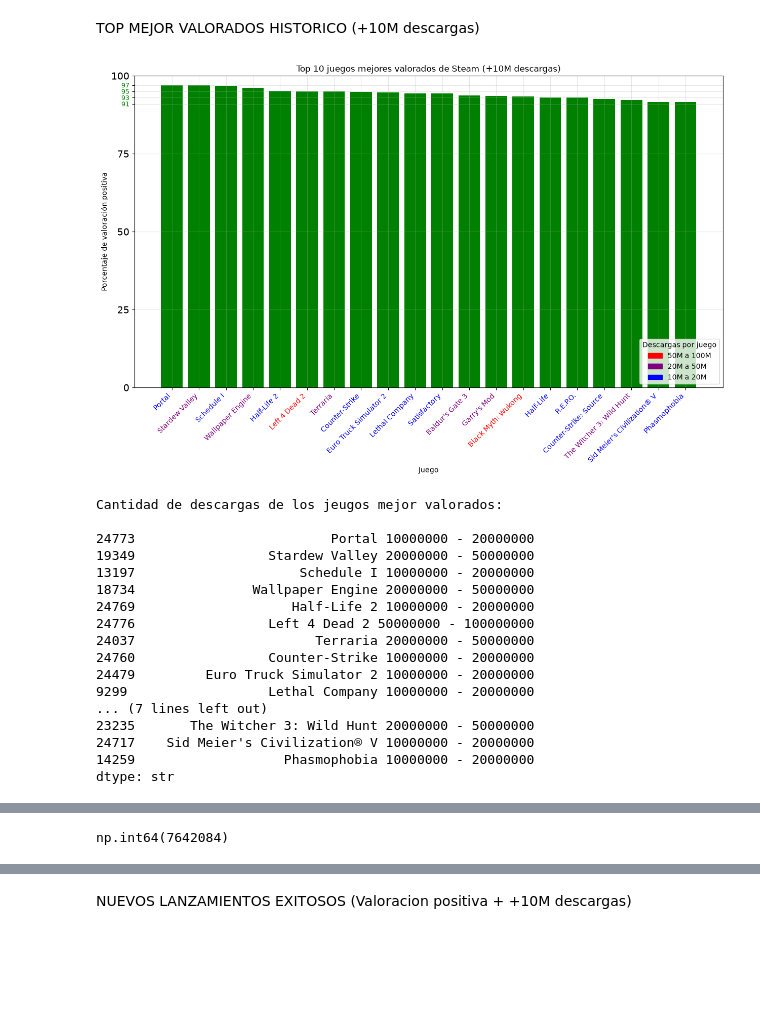
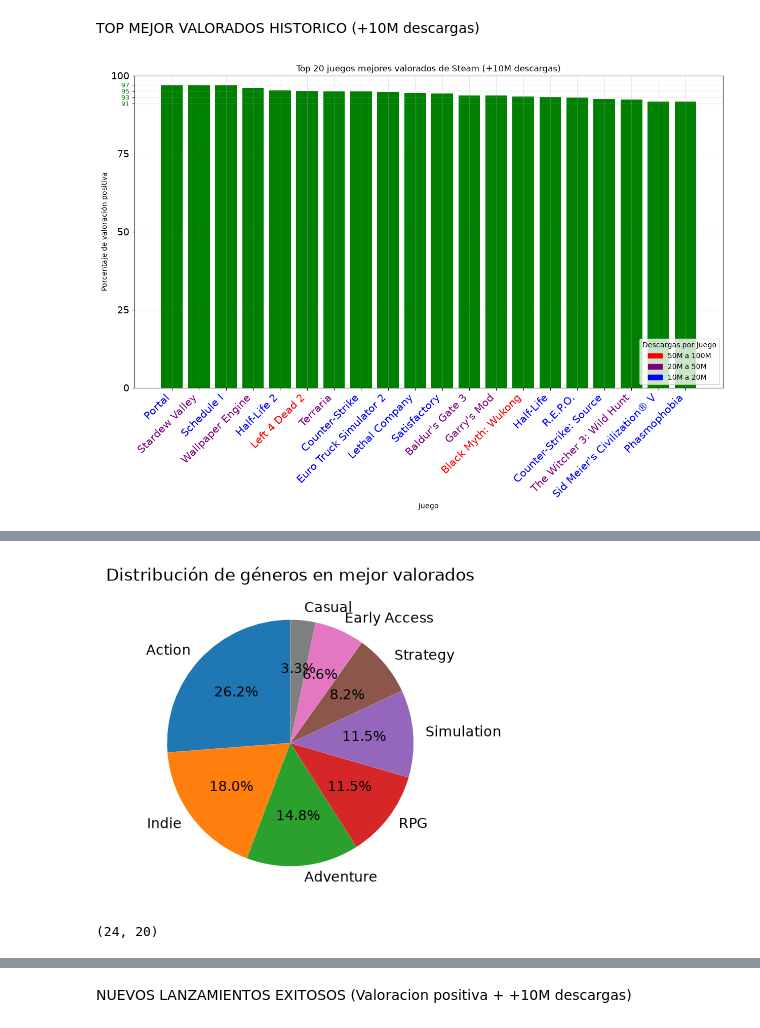
Before and after one commit to estebanler00/proyecto-final-data-analysis, a Jupyter notebook: notebooks/analisis-esteban.ipynb, the cells around one changed output, grey strips where cells are left out. Saved outputs shown, nothing was run; the diff lists cells and outputs as text; code cells hidden in the pictures; blank space fills up the shorter version.

Commit message:
More visualization and optic adjustment in key data extracted

```diff
--- a/notebooks/analisis-esteban.ipynb
+++ b/notebooks/analisis-esteban.ipynb
@@ -78,10 +78,14 @@ Name: tags, dtype: str
 #En una primer instancia, intentamos pasar los registros que parecian ser dict a list, pero la funcion no se aplicaba correctamente porque aún teniendo forma de dict, en realidad solo eran str. Eliminaremos los numeros y los :, los {} y [] del string para poder procesar cada valor y su distribución de forma separada, agrupandolos en listas.
 
 df_copy["tags"] = df_copy["tags"].str.replace(r"[0-9:\{\}\[\]\"]", "", regex=True).str.replace("description", "")
-df_copy["tags"] = df_copy["tags"].str.split(",").apply(lambda lista: [x.strip().strip('"').strip("'") for x in lista])
+df_copy["tags"] = df_copy["tags"].astype(str).str.split(",").apply(lambda lista: [x.strip().strip('"') for x in lista if x])
 
 df_copy["categories"] = df_copy["categories"].str.replace(r"[0-9:\{\}\[\]\"]", "", regex=True).str.replace("description", "")
-df_copy["categories"] = df_copy["categories"].str.split(",").apply(lambda lista: [x.strip().strip('"').strip("'") for x in lista])
+df_copy["categories"] = df_copy["categories"].astype(str).str.split(",").apply(lambda lista: [x.strip().strip('"') for x in lista if x])
 
 df_copy["genres"] = df_copy["genres"].str.replace(r"[0-9:\{\}\[\]\"]", "", regex=True).str.replace("description", "")
-df_copy["genres"] = df_copy["genres"].str.split(",").apply(lambda lista: [x.strip().strip('"').strip("'") for x in lista])
+df_copy["genres"] = df_copy["genres"].astype(str).str.split(",").apply(lambda lista: [x.strip().strip('"') for x in lista if x])
+
+df_copy["genres"] = df_copy["genres"].apply(lambda lista: [x for x in lista if x.lower() != "id"] if isinstance(lista, list) else [])
+df_copy["categories"] = df_copy["categories"].apply(lambda lista: [x for x in lista if x.lower() != "id"] if isinstance(lista, list) else [])
+df_copy["tags"] = df_copy["tags"].apply(lambda lista: [x for x in lista if x.lower() != "id"] if isinstance(lista, list) else [])
@@ -96,6 +117,8 @@ top_best_seller2 = df_copy[df_copy.estimated_owners == "50000000 - 100000000"]
 # %%
 #Filtrado de los juegos más vendidos en relación al balance de puntuaciones de usuarios + valoraciones en nuevos lanzamientos.
 
-loved_best_sellers = best_sellers[best_sellers.good_rating >= 90].sort_values(by="good_rating", ascending=False).head(10)
+loved_best_sellers = best_sellers[best_sellers.good_rating >= 90].sort_values(by="good_rating", ascending=False)
 
 new_loved_best_sellers = loved_best_sellers[loved_best_sellers.release_date > "2021-01-01"]
+
+new_loved_best_sellers
@@ -210,7 +255,7 @@ loved_best_sellers_grph = loved_best_sellers.sort_values(by="good_rating", ascen
 
 fig, ax = plt.subplots(figsize = (15,8))
 ax.bar(loved_best_sellers_grph.name, loved_best_sellers_grph.good_rating, color="green")
-ax.set_title("Top 10 juegos mejores valorados de Steam (+10M descargas)")
+ax.set_title("Top 20 juegos mejores valorados de Steam (+10M descargas)")
 ax.set_xlabel("Juego")
 ax.set_ylabel("Porcentaje de valoración positiva")
 ax.set_ylim(0, 100)
@@ -227,6 +272,7 @@ for label in ax.get_yticklabels():
         label.set_fontsize(14)
 
 for label in ax.get_xticklabels():
+    label.set_fontsize(15)
     texto = label.get_text()
     descargas = df_copy.loc[df_copy["name"] == texto, "estimated_owners"].values[0]
 
@@ -248,9 +294,6 @@ violeta = mpatches.Patch(color="purple", label="20M a 50M")
 ax.legend(handles=[rojo, violeta,azul], title = "Descargas por juego", loc="lower right")
 
 plt.show()
-
-print(f"Cantidad de descargas de los jeugos mejor valorados: \n \n{loved_best_sellers_grph.name +" "+ loved_best_sellers_grph.estimated_owners}")
-
 
 #Segun cantidad neta de valoración positiva.
 
@@ -263,53 +306,47 @@ ax.set_ylabel("Cantidad de reseñas positivas (en Millones)")
 ax.set_ylim(0, 1500000)
 ax.grid(alpha=0.3)
 
 
 plt.xticks(rotation=45, ha="right")
 plt.yticks(rotation=45, ha="right", fontsize=8)
 
 for label in ax.get_xticklabels():
     texto = label.get_text()
     descargas = df_copy.loc[df_copy["name"] == texto, "estimated_owners"].values[0]
 
     if descargas == "50000000 - 100000000":
         label.set_color("red")
     elif descargas == "100000000 - 200000000":
         label.set_color("orange")
     elif descargas == "20000000 - 50000000":
         label.set_color("purple")
     elif descargas == "10000000 - 20000000":
         label.set_color("blue")
     else:
         label.set_color("black")
 
 rojo = mpatches.Patch(color="red", label="50M a 100M")
 azul = mpatches.Patch(color="blue", label="10M a 20M")
 violeta = mpatches.Patch(color="purple", label="20M a 50M")
 
 ax.legend(handles=[rojo, violeta,azul], title = "Descargas por juego")
 
 plt.show()
+
+#Distribución de géneros en todos los mejor valorados best-seller
+
+conteo_genres_lbs_grph = conteo_genres_lbs[conteo_genres_lbs.values > 1]
+
+
+fig, ax = plt.subplots(figsize = (8,4))
+ax.pie(conteo_genres_lbs_grph.values, labels=conteo_genres_lbs_grph.index,  autopct="%1.1f%%", startangle=90)
+ax.set_title("Distribución de géneros en mejor valorados")
+plt.show()
 # %% [output]
-[figure, old version]
+[figure, new version]
-Cantidad de descargas de los jeugos mejor valorados:
-
-24773                         Portal 10000000 - 20000000
-19349                 Stardew Valley 20000000 - 50000000
-13197                     Schedule I 10000000 - 20000000
-18734               Wallpaper Engine 20000000 - 50000000
-24769                    Half-Life 2 10000000 - 20000000
-24776                 Left 4 Dead 2 50000000 - 100000000
-24037                       Terraria 20000000 - 50000000
-24760                 Counter-Strike 10000000 - 20000000
-24479         Euro Truck Simulator 2 10000000 - 20000000
-9299                  Lethal Company 10000000 - 20000000
-... (7 lines left out)
-23235       The Witcher 3: Wild Hunt 20000000 - 50000000
-24717    Sid Meier's Civilization® V 10000000 - 20000000
-14259                   Phasmophobia 10000000 - 20000000
-dtype: str
 [figure]
+[figure, added]
 # %%
-df_copy["positive"].max()
+loved_best_sellers.shape
 # %% [output]
-np.int64(7642084)
+(24, 20)
```
Also changed, not shown: parts of 22 cells of this notebook.
